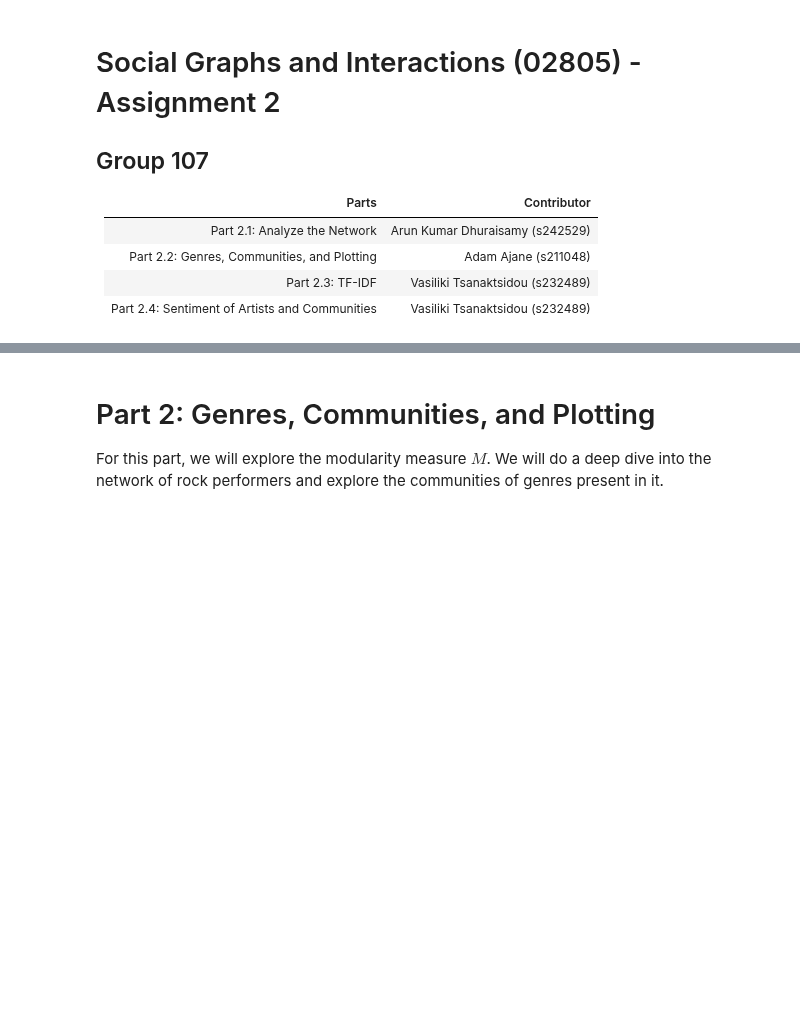
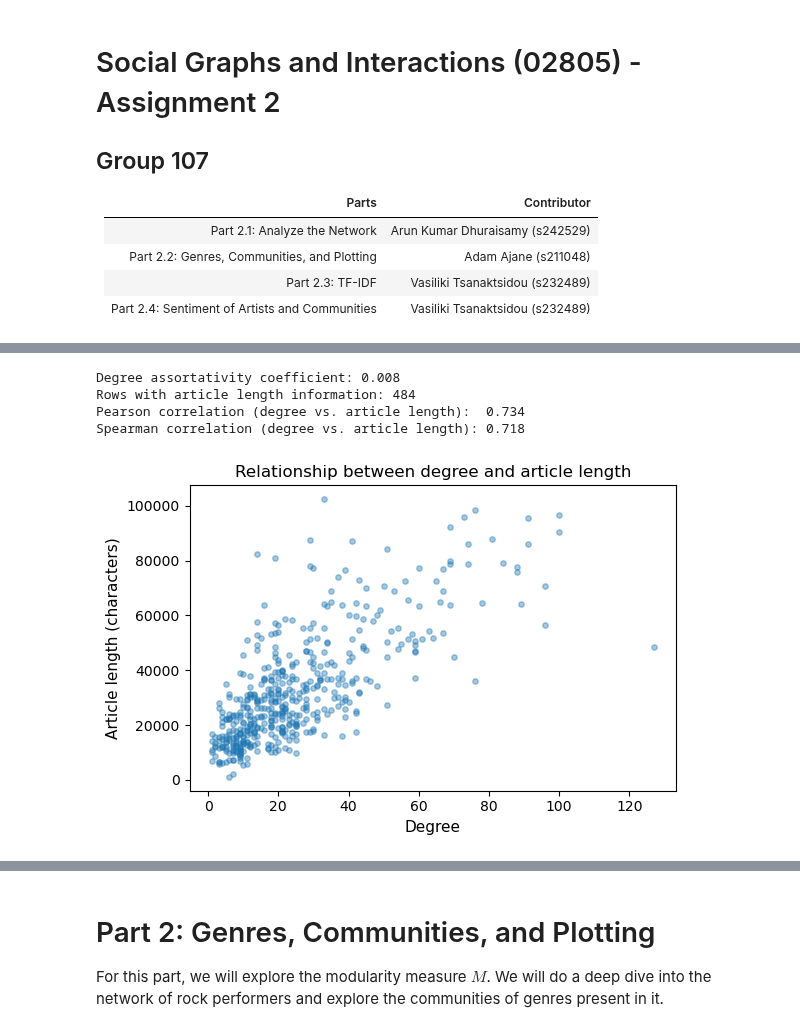
Before and after one commit to adamajane/social-graphs-and-interactions-02805-assignments, a Jupyter notebook: assignment_2/assignment_2_hand_in.ipynb, the cells around one changed output, grey strips where cells are left out. Cells and saved outputs as stored; diff of their text form; code cells hidden in the pictures; blank space fills up the shorter version.

```diff
--- a/assignment_2/assignment_2_hand_in.ipynb
+++ b/assignment_2/assignment_2_hand_in.ipynb
@@ -29,0 +290,42 @@ For this part, we will analyze a network of leading rock performers and genres.
+# %%
+# Degree assortativity
+deg_assort = nx.degree_assortativity_coefficient(G_gcc)
+print(f"Degree assortativity coefficient: {deg_assort:.3f}")
+
+# Degree vs. article length correlation
+length_attr = nx.get_node_attributes(G_gcc, "length_of_content")
+
+# Build dataframe for nodes where the attribute is available
+rows = []
+for n in G_gcc.nodes():
+    if n in length_attr:
+        rows.append({
+            "artist": n,
+            "degree": degrees[n],
+            "length_of_content": length_attr[n],
+        })
+
+len_df = pd.DataFrame(rows)
+
+print(f"Rows with article length information: {len(len_df)}")
+
+pearson_corr = len_df["degree"].corr(len_df["length_of_content"], method="pearson")
+spearman_corr = len_df["degree"].corr(len_df["length_of_content"], method="spearman")
+
+print(f"Pearson correlation (degree vs. article length):  {pearson_corr:.3f}")
+print(f"Spearman correlation (degree vs. article length): {spearman_corr:.3f}")
+
+# scatter plot of degree vs. article length
+fig, ax = plt.subplots(figsize=(6, 4))
+ax.scatter(len_df["degree"], len_df["length_of_content"], alpha=0.4, s=15)
+ax.set_xlabel("Degree", fontsize=11)
+ax.set_ylabel("Article length (characters)", fontsize=11)
+ax.set_title("Relationship between degree and article length", fontsize=12)
+plt.tight_layout()
+plt.show()
+# %% [output]
+Degree assortativity coefficient: 0.008
+Rows with article length information: 484
+Pearson correlation (degree vs. article length):  0.734
+Spearman correlation (degree vs. article length): 0.718
+[figure, added]
```
Also changed, not shown: parts of 30 cells of this notebook.
